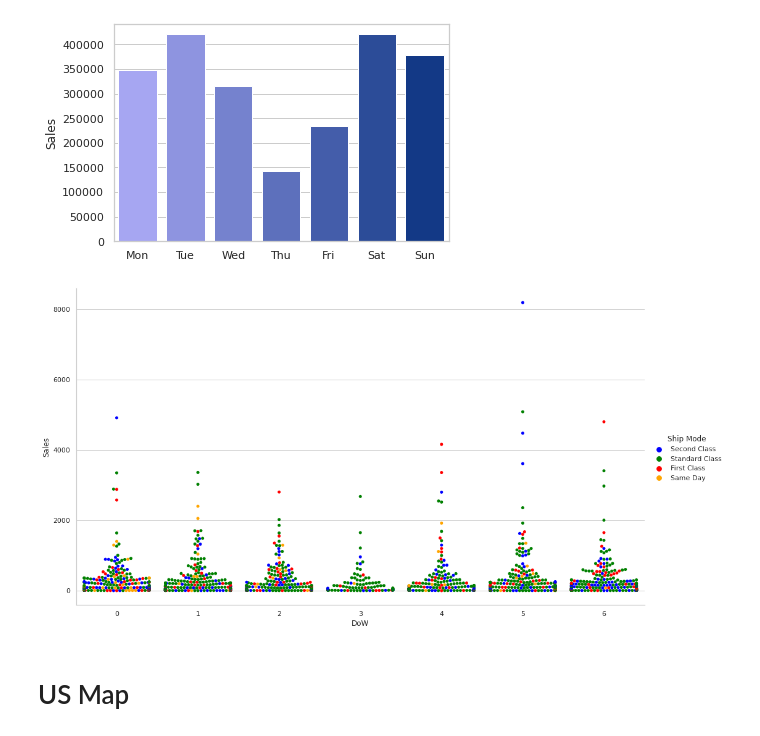
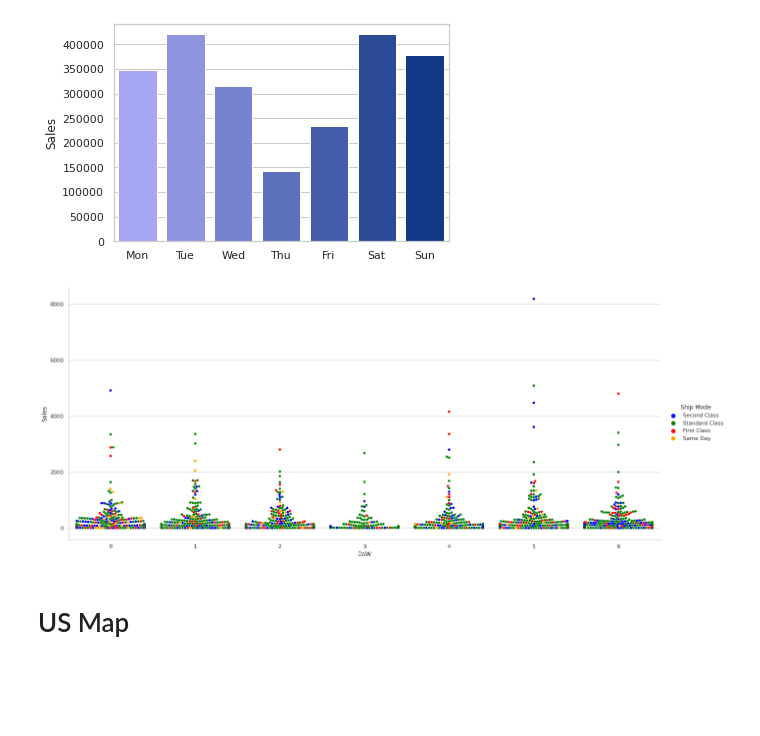
Before and after one commit to yannick42/notebooks, a Jupyter notebook: _notebooks/2022-04-22-Superstore_Sales_Dataset_(EDA).ipynb, the cells around one changed output. Drawn from its saved outputs; the diff is of its cells as text; code cells hidden in the pictures; blank space fills up the shorter version.

```diff
--- a/_notebooks/2022-04-22-Superstore_Sales_Dataset_(EDA).ipynb
+++ b/_notebooks/2022-04-22-Superstore_Sales_Dataset_(EDA).ipynb
@@ -350,12 +350,12 @@ sns.barplot(x=['Mon', 'Tue', 'Wed', 'Thu', 'Fri', 'Sat', 'Sun'], y=df.groupby(["
 # %%
 # bar colors
 colors = ["blue", "green", "red", "orange"]
 sns.set_palette(sns.color_palette(colors))
 
 #
-sns.catplot(x="DoW", y="Sales", hue="Ship Mode", kind="swarm", data=df.query('State == "California"'), height=8, aspect=14/8);
+sns.catplot(x="DoW", y="Sales", hue="Ship Mode", kind="swarm", data=df.query('State == "California"'), height=8, aspect=18/8);
 # %% [output]
-[figure, old version]
+[figure, new version]
 # %% [markdown]
 # US Map
 # %%
```
Also changed, not shown: parts of 22 cells of this notebook.
